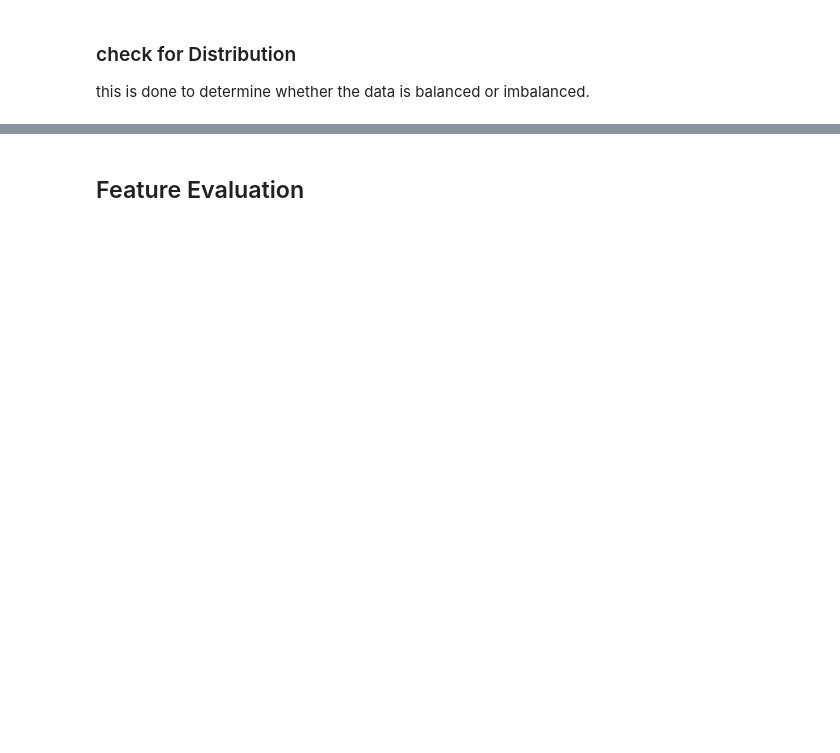
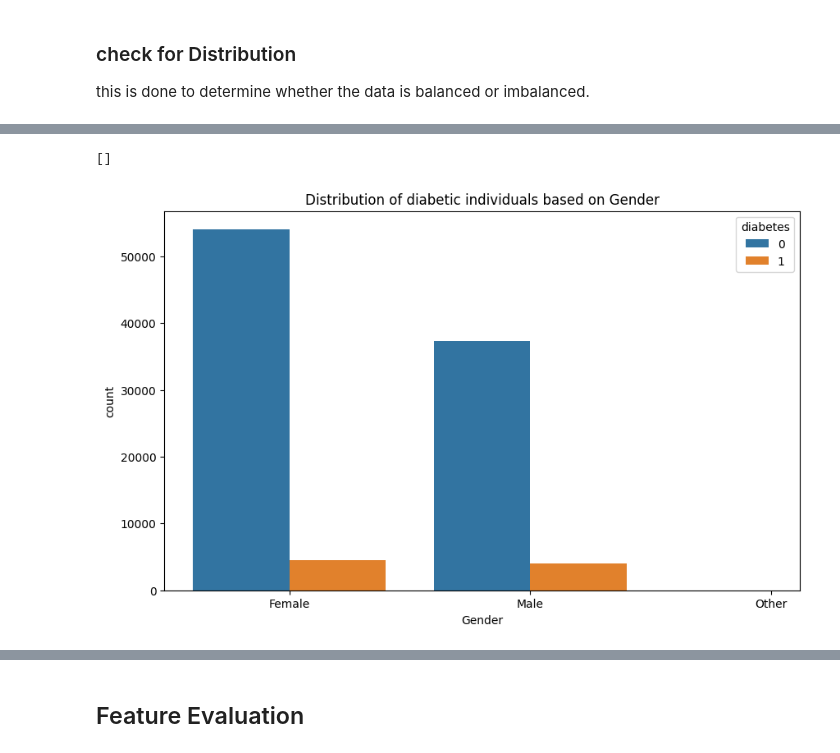
Before and after one commit to Faith-qa/ML---Capstone_projects, a Jupyter notebook: Diabetes-Prediction/main.ipynb, the cells around one changed output, grey strips where cells are left out. Saved outputs shown, nothing was run; the diff lists cells and outputs as text; code cells hidden in the pictures; blank space fills up the shorter version.

```diff
--- a/Diabetes-Prediction/main.ipynb
+++ b/Diabetes-Prediction/main.ipynb
@@ -69,0 +158,10 @@ plt.show()
+# %%
+import seaborn as sns
+plt.figure(figsize = (10, 6))
+sns.countplot(data = data, x = 'gender', hue = 'diabetes')
+plt.title('Distribution of diabetic individuals based on Gender')
+plt.xlabel('Gender')
+plt.plot()
+# %% [output]
+[]
+[figure, added]
```
Also changed, not shown: parts of 31 cells of this notebook.
